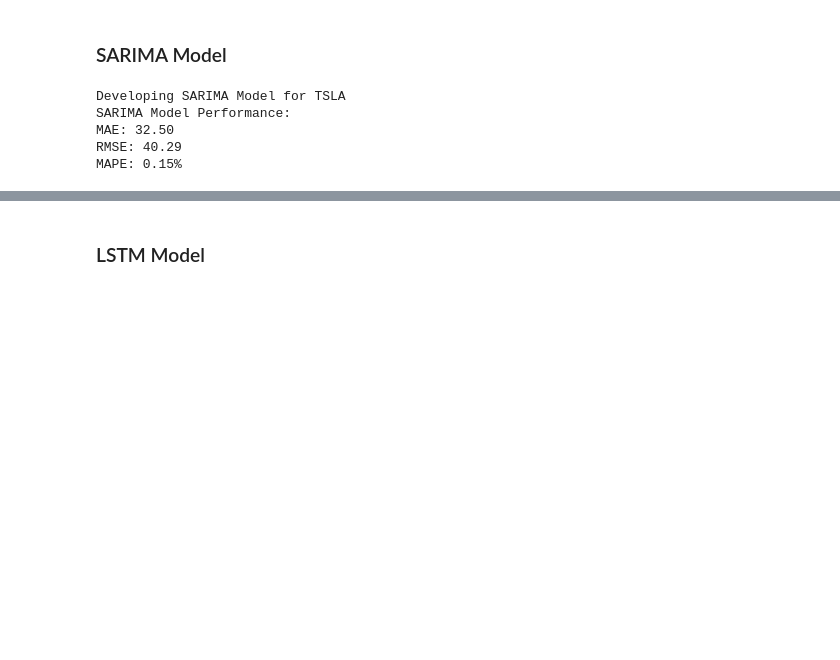
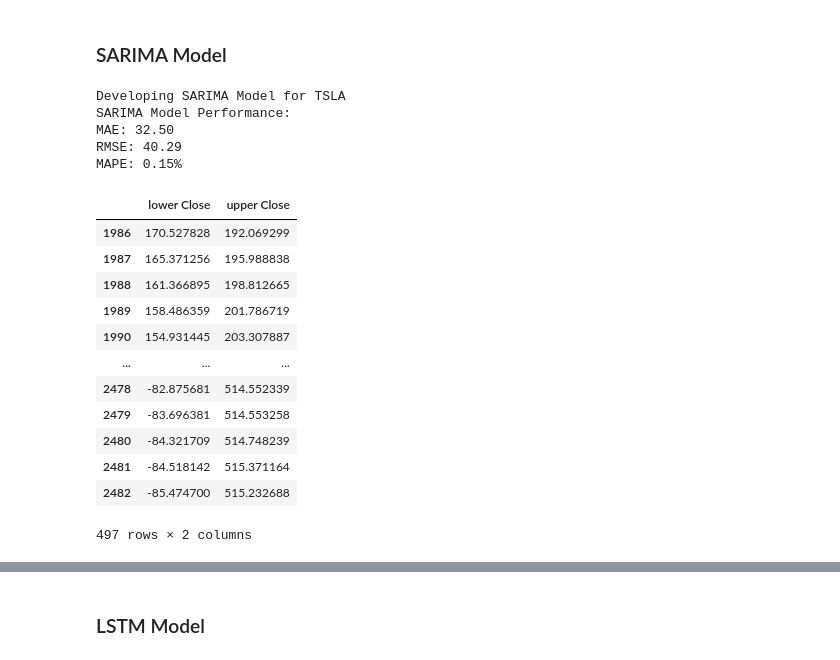
Before and after one commit to OL-YAD/portfolio-optimization-forecasting, a Jupyter notebook: notebooks/TSLA_time_series_forecasting.ipynb, the cells around one changed output, grey strips where cells are left out. Drawn from its saved outputs; the diff is of its cells as text; code cells hidden in the pictures; blank space fills up the shorter version.

```diff
--- a/notebooks/TSLA_time_series_forecasting.ipynb
+++ b/notebooks/TSLA_time_series_forecasting.ipynb
@@ -104,3 +104,20 @@ SARIMA Model Performance:
 MAE: 32.50
 RMSE: 40.29
 MAPE: 0.15%
+# %%
+# confidence intervals to assess forecast reliability.
+sarima_model_fit.get_forecast(steps=len(df_TSLA_test)).conf_int()
+# %% [output]
+|  | lower Close | upper Close |
+| 1986 | 170.527828 | 192.069299 |
+| 1987 | 165.371256 | 195.988838 |
+| 1988 | 161.366895 | 198.812665 |
+| 1989 | 158.486359 | 201.786719 |
+| 1990 | 154.931445 | 203.307887 |
+| ... | ... | ... |
+| 2478 | -82.875681 | 514.552339 |
+| 2479 | -83.696381 | 514.553258 |
+| 2480 | -84.321709 | 514.748239 |
+| 2481 | -84.518142 | 515.371164 |
+| 2482 | -85.474700 | 515.232688 |
+497 rows × 2 columns
```
Also changed, not shown: parts of 3 cells of this notebook.
